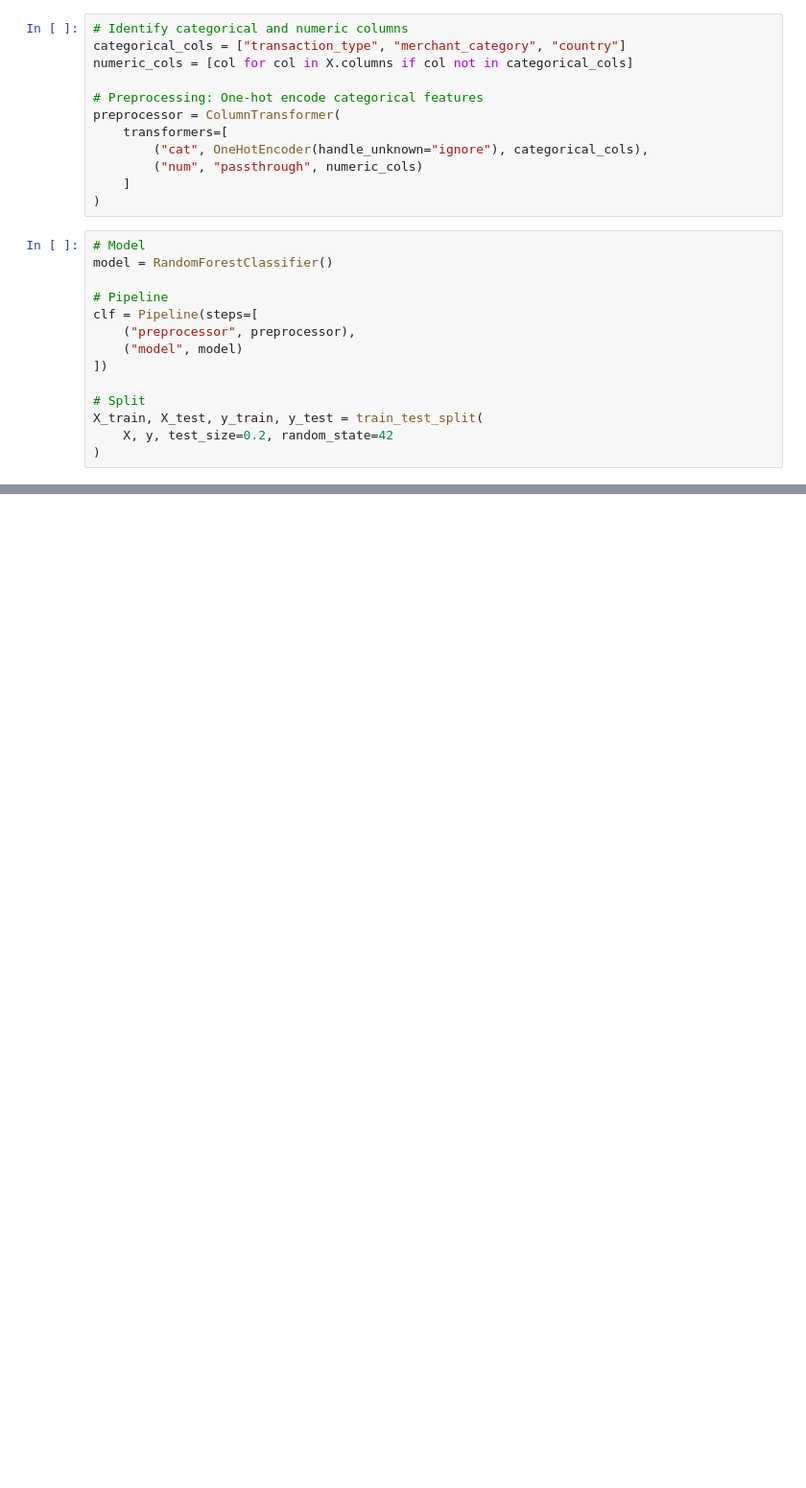
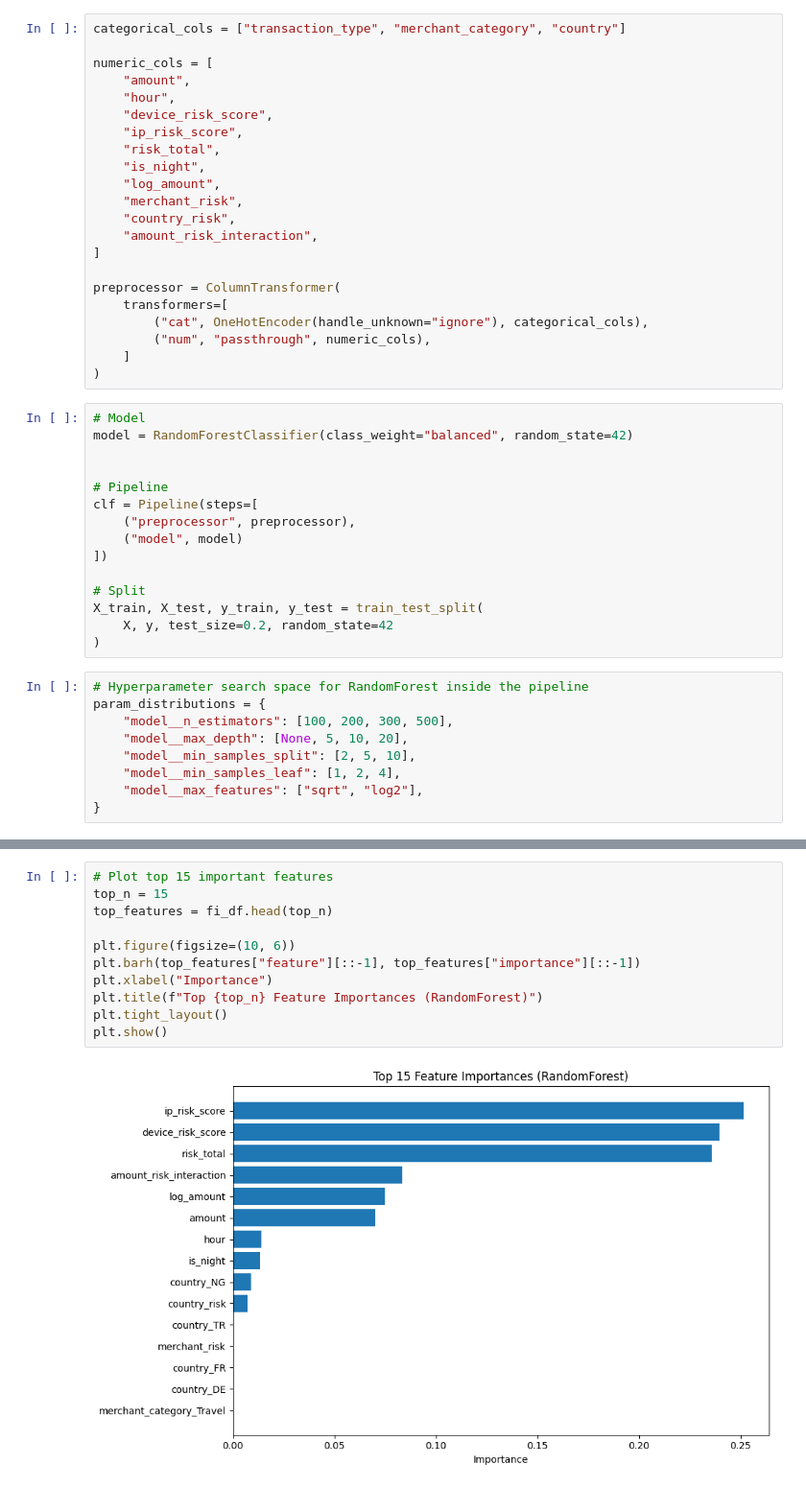
Before and after one commit to dafuba/fraud_dataset, a Jupyter notebook: proj.ipynb, the cells around one changed output, grey strips where cells are left out. Shown at 96% size. Cells and saved outputs as stored; diff of their text form; blank space fills up the shorter version.

```diff
--- a/proj.ipynb
+++ b/proj.ipynb
@@ -29,18 +119,29 @@ y = df["is_fraud"]
 # %%
-# Identify categorical and numeric columns
 categorical_cols = ["transaction_type", "merchant_category", "country"]
-numeric_cols = [col for col in X.columns if col not in categorical_cols]
 
-# Preprocessing: One-hot encode categorical features
+numeric_cols = [
+    "amount",
+    "hour",
+    "device_risk_score",
+    "ip_risk_score",
+    "risk_total",
+    "is_night",
+    "log_amount",
+    "merchant_risk",
+    "country_risk",
+    "amount_risk_interaction",
+]
+
 preprocessor = ColumnTransformer(
     transformers=[
         ("cat", OneHotEncoder(handle_unknown="ignore"), categorical_cols),
-        ("num", "passthrough", numeric_cols)
+        ("num", "passthrough", numeric_cols),
     ]
 )
 # %%
 # Model
-model = RandomForestClassifier()
+model = RandomForestClassifier(class_weight="balanced", random_state=42)
+
 
 # Pipeline
 clf = Pipeline(steps=[
@@ -52,4 +153,13 @@ clf = Pipeline(steps=[
 X_train, X_test, y_train, y_test = train_test_split(
     X, y, test_size=0.2, random_state=42
 )
+# %%
+# Hyperparameter search space for RandomForest inside the pipeline
+param_distributions = {
+    "model__n_estimators": [100, 200, 300, 500],
+    "model__max_depth": [None, 5, 10, 20],
+    "model__min_samples_split": [2, 5, 10],
+    "model__min_samples_leaf": [1, 2, 4],
+    "model__max_features": ["sqrt", "log2"],
+}
 # %%
@@ -72,0 +306,13 @@ plt.show()
+# %%
+# Plot top 15 important features
+top_n = 15
+top_features = fi_df.head(top_n)
+
+plt.figure(figsize=(10, 6))
+plt.barh(top_features["feature"][::-1], top_features["importance"][::-1])
+plt.xlabel("Importance")
+plt.title(f"Top {top_n} Feature Importances (RandomForest)")
+plt.tight_layout()
+plt.show()
+# %% [output]
+[figure, added]
```
Also changed, not shown: parts of 11 cells of this notebook.
